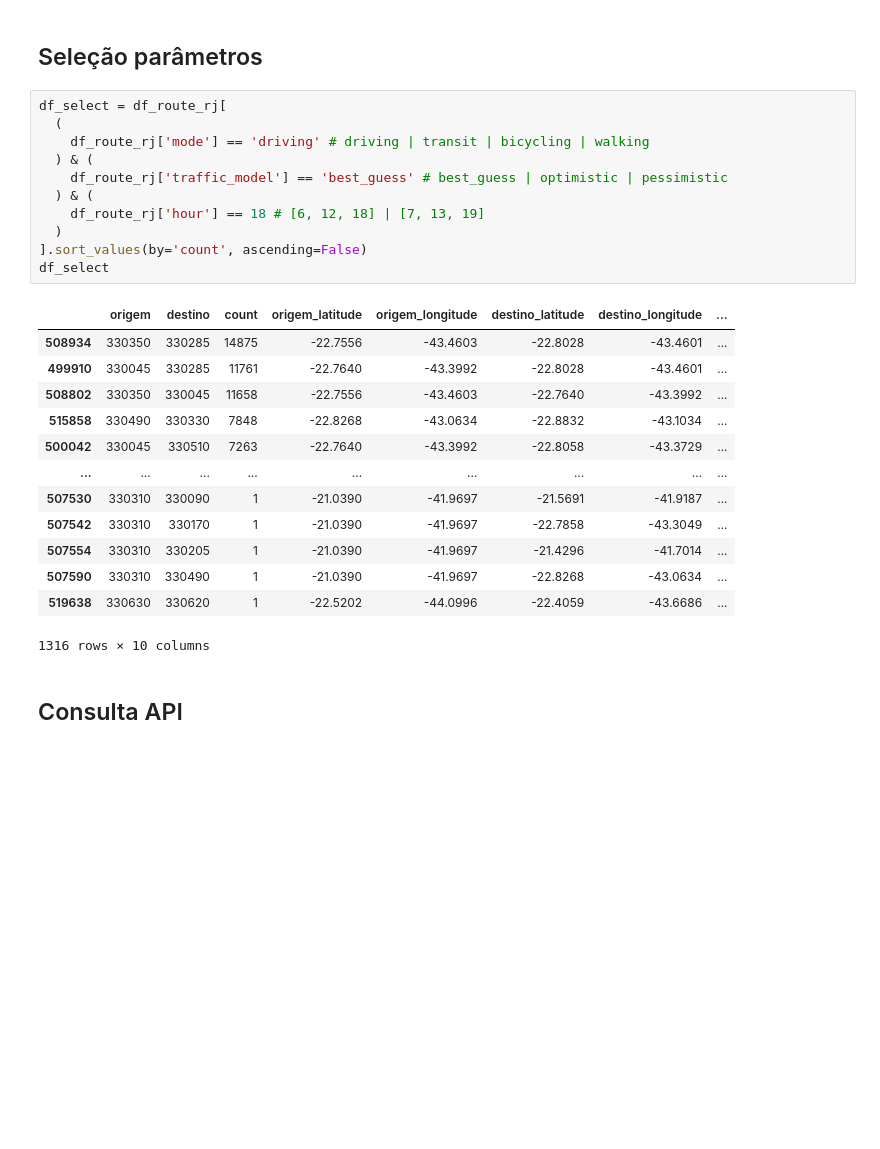
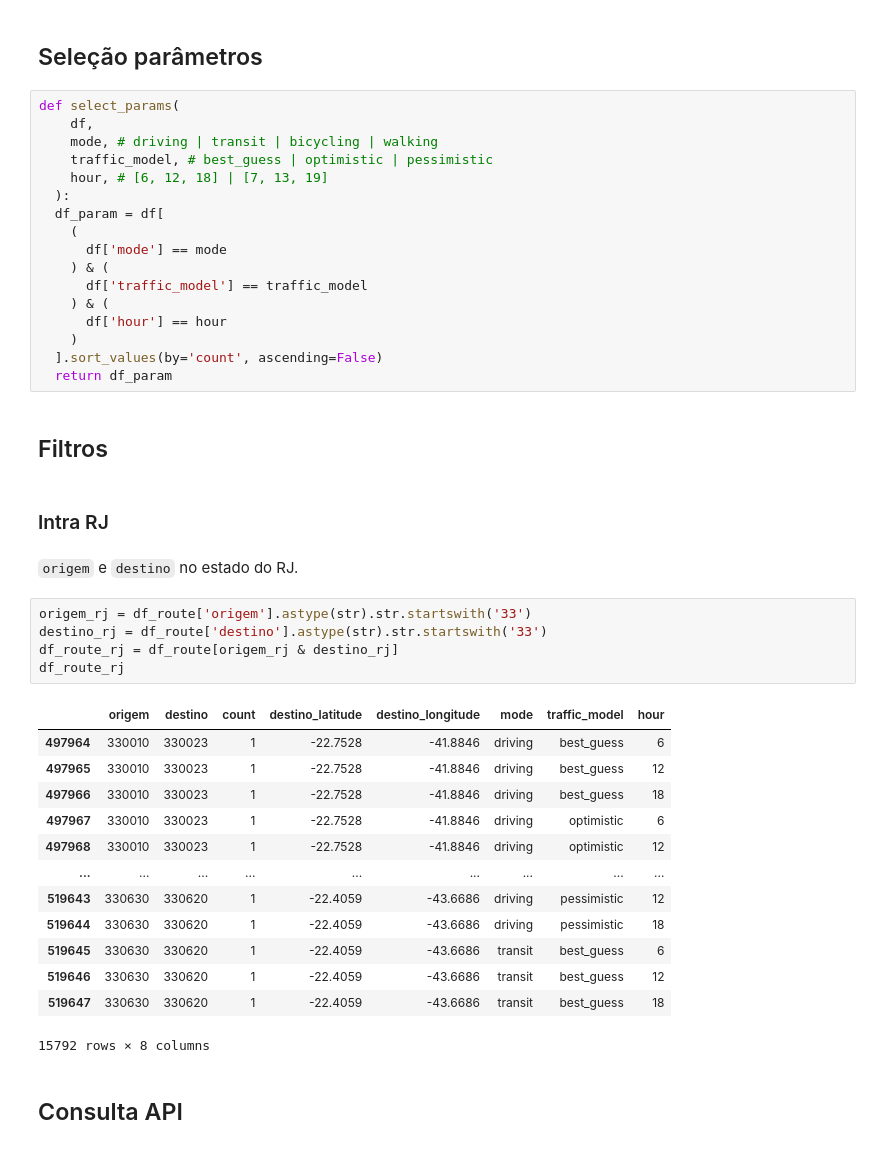
Before and after one commit to lucaslopes/gestantes, a Jupyter notebook: sections/database_gmaps.ipynb, the cells around one changed output. Saved outputs shown, nothing was run; the diff lists cells and outputs as text; blank space fills up the shorter version.

```diff
--- a/sections/database_gmaps.ipynb
+++ b/sections/database_gmaps.ipynb
@@ -255,30 +224,47 @@ df_route_rj
 # %% [markdown]
 ## Seleção parâmetros
 # %%
-df_select = df_route_rj[
-  (
-    df_route_rj['mode'] == 'driving' # driving | transit | bicycling | walking
-  ) & (
-    df_route_rj['traffic_model'] == 'best_guess' # best_guess | optimistic | pessimistic
-  ) & (
-    df_route_rj['hour'] == 18 # [6, 12, 18] | [7, 13, 19]
-  )
-].sort_values(by='count', ascending=False)
-df_select
+def select_params(
+    df,
+    mode, # driving | transit | bicycling | walking
+    traffic_model, # best_guess | optimistic | pessimistic
+    hour, # [6, 12, 18] | [7, 13, 19]
+  ):
+  df_param = df[
+    (
+      df['mode'] == mode
+    ) & (
+      df['traffic_model'] == traffic_model
+    ) & (
+      df['hour'] == hour
+    )
+  ].sort_values(by='count', ascending=False)
+  return df_param
-# %% [output]
-|  | origem | destino | count | origem_latitude | origem_longitude | destino_latitude | destino_longitude | ... |
-| 508934 | 330350 | 330285 | 14875 | -22.7556 | -43.4603 | -22.8028 | -43.4601 | ... |
-| 499910 | 330045 | 330285 | 11761 | -22.7640 | -43.3992 | -22.8028 | -43.4601 | ... |
-| 508802 | 330350 | 330045 | 11658 | -22.7556 | -43.4603 | -22.7640 | -43.3992 | ... |
-| 515858 | 330490 | 330330 | 7848 | -22.8268 | -43.0634 | -22.8832 | -43.1034 | ... |
-| 500042 | 330045 | 330510 | 7263 | -22.7640 | -43.3992 | -22.8058 | -43.3729 | ... |
-| ... | ... | ... | ... | ... | ... | ... | ... | ... |
-| 507530 | 330310 | 330090 | 1 | -21.0390 | -41.9697 | -21.5691 | -41.9187 | ... |
-| 507542 | 330310 | 330170 | 1 | -21.0390 | -41.9697 | -22.7858 | -43.3049 | ... |
-| 507554 | 330310 | 330205 | 1 | -21.0390 | -41.9697 | -21.4296 | -41.7014 | ... |
-| 507590 | 330310 | 330490 | 1 | -21.0390 | -41.9697 | -22.8268 | -43.0634 | ... |
-| 519638 | 330630 | 330620 | 1 | -22.5202 | -44.0996 | -22.4059 | -43.6686 | ... |
-1316 rows × 10 columns
+# %% [markdown]
+## Filtros
+# %% [markdown]
+### Intra RJ
+# %% [markdown]
+`origem` e `destino` no estado do RJ.
+# %%
+origem_rj = df_route['origem'].astype(str).str.startswith('33')
+destino_rj = df_route['destino'].astype(str).str.startswith('33')
+df_route_rj = df_route[origem_rj & destino_rj]
+df_route_rj
+# %% [output]
+|  | origem | destino | count | destino_latitude | destino_longitude | mode | traffic_model | hour |
+| 497964 | 330010 | 330023 | 1 | -22.7528 | -41.8846 | driving | best_guess | 6 |
+| 497965 | 330010 | 330023 | 1 | -22.7528 | -41.8846 | driving | best_guess | 12 |
+| 497966 | 330010 | 330023 | 1 | -22.7528 | -41.8846 | driving | best_guess | 18 |
+| 497967 | 330010 | 330023 | 1 | -22.7528 | -41.8846 | driving | optimistic | 6 |
+| 497968 | 330010 | 330023 | 1 | -22.7528 | -41.8846 | driving | optimistic | 12 |
+| ... | ... | ... | ... | ... | ... | ... | ... | ... |
+| 519643 | 330630 | 330620 | 1 | -22.4059 | -43.6686 | driving | pessimistic | 12 |
+| 519644 | 330630 | 330620 | 1 | -22.4059 | -43.6686 | driving | pessimistic | 18 |
+| 519645 | 330630 | 330620 | 1 | -22.4059 | -43.6686 | transit | best_guess | 6 |
+| 519646 | 330630 | 330620 | 1 | -22.4059 | -43.6686 | transit | best_guess | 12 |
+| 519647 | 330630 | 330620 | 1 | -22.4059 | -43.6686 | transit | best_guess | 18 |
+15792 rows × 8 columns
 # %% [markdown]
 ## Consulta API
 # %%
```
Also changed, not shown: parts of 55 cells of this notebook, 2 other files.
